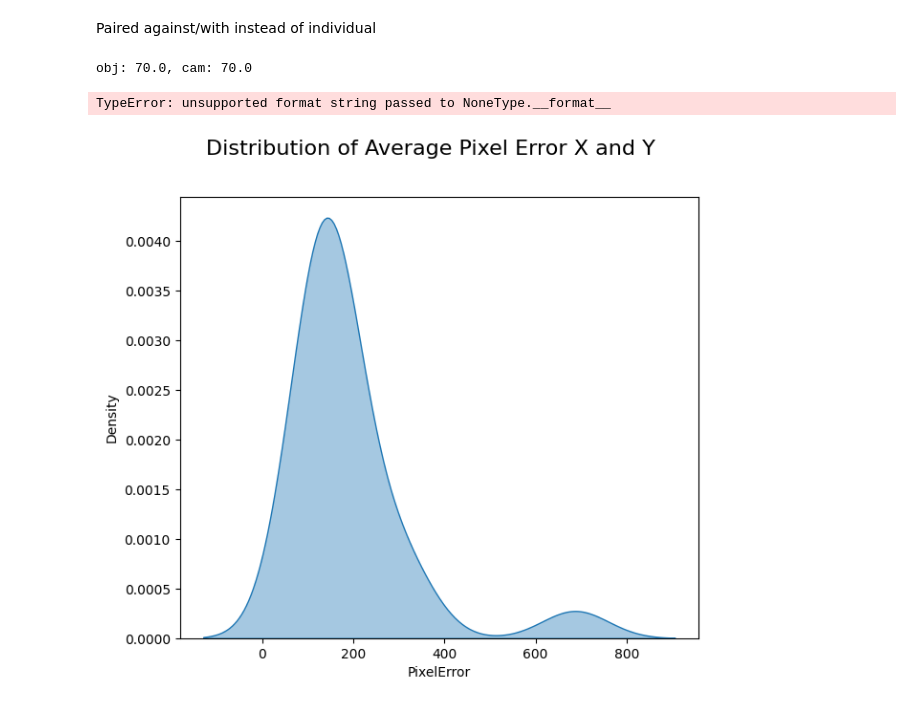
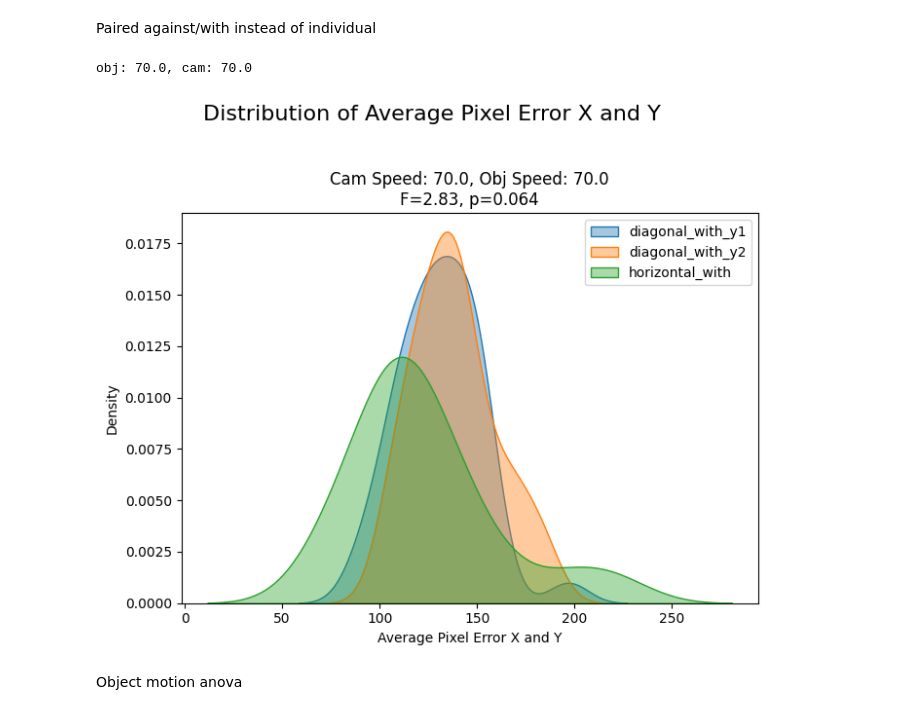
Before and after one commit to jennakangg/motiontrackingdatavis, a Jupyter notebook: MotionTrackingVisGaze2DGroupTrials.ipynb, the cells around one changed output. Drawn from its saved outputs; the diff is of its cells as text; code cells hidden in the pictures.

```diff
--- a/MotionTrackingVisGaze2DGroupTrials.ipynb
+++ b/MotionTrackingVisGaze2DGroupTrials.ipynb
@@ -897,12 +944,14 @@ pair_conditions = {
     },
     "zero": {
         "left_to_right": ["zero"],
-        "right_to_left": ["zero"]
+        "right_to_left": ["zero"],
+        "up": ["zero"],
+        "down": ["zero"],
     }
 }
 # %%
-data = pd.read_csv('GazeDataPilot\gaze_data_all_trials_y_pilot_yunxiang.csv', sep=',')
-trial_details_df = pd.read_csv("generated_trials_ids_y_pilot.csv")
+data = pd.read_csv('GazeDataPilot\gaze_data_all_trials_y_pilot_no_ramp_horiz_bingxuan.csv', sep=',')
+trial_details_df = pd.read_csv("generated_trials_ids_y_pilot_no_ramp_horiz.csv")
 # Map TrialID to camera motion type and object speed based on an external mapping file
 def map_camera_motion_type_and_object_speed(data_df, trial_details_df):
     data_df = data_df.merge(trial_details_df[['trial_id', 'camera_motion_type', 'object_speed', 'camera_speed', 'object_motion_type']],
@@ -1140,7 +1189,7 @@ def analyze_combinations(data, time_ranges, camera_motion_types_to_compare, came
 time_ranges = {
     15.0: (0.2, 5.0),
     30.0: (0.2, 3.5),
-    70.0: (0.2, 0.8),
+    70.0: (0.3, 0.8),
 }
 camera_motion_types_to_compare = [
     # 'diagonal_left_up_y1',
@@ -1148,13 +1197,13 @@ camera_motion_types_to_compare = [
     # 'diagonal_left_down_y1',
     # 'diagonal_left_down_y2',
     'zero',
-    # 'horizontal_right',
-    # 'horizontal_left',
+    'horizontal_right',
+    'horizontal_left',
     # 'diagonal_right_up_y1',
     # 'diagonal_right_up_y2',
     # 'diagonal_right_down_y1',
     # 'diagonal_right_down_y2',
-    'vertical_down'
+    # 'vertical_down'
     ]
 camera_speeds = [70.0]
 object_speeds = [70.0]
@@ -1285,43 +1334,37 @@ def analyze_combinations(data, time_ranges, camera_motion_types_to_compare, came
             # Display ANOVA results in the title of each subplot
             f_stat = anova_results['F-statistic']
             ax.set_title(f"Cam Speed: {cam_speed}, Obj Speed: {obj_speed}\nF={f_stat:.2f}, p={p_value:.3f}")
             ax.set_xlabel("Average Pixel Error X and Y")
             ax.set_ylabel("Density")
             ax.legend()
 
     plt.tight_layout(rect=[0, 0.03, 1, 0.95])
     plt.show()
 
-
-
 # Define parameters
 time_ranges = {
     15.0: (0.2, 5.0),
     30.0: (0.2, 3.5),
     70.0: (0.2, 0.8),
 }
 camera_motion_types_to_compare = [
-    # 'diagonal_with_y1',
-    # 'diagonal_with_y2',
-    # 'horizontal_with',
+    'diagonal_with_y1',
+    'diagonal_with_y2',
+    'horizontal_with',
     # 'diagonal_against_y1',
     # 'diagonal_against_y2',
     # 'horizontal_against',
     # 'zero',
-    # 'horizontal_right',
-    # 'diagonal_right_up_y1',
-    # 'diagonal_right_up_y2',
-    # 'diagonal_right_down_y1',
-    # 'diagonal_right_down_y2',
-    # 'vertical_down'
+    # 'vertical'
     ]
 camera_speeds = [70.0]
 object_speeds = [70.0]
 
 object_motion_types = ['left_to_right']  # Specify the object motion types to filter
 # Analyze each combination of camera and object speeds
 analyze_combinations(data, time_ranges, camera_motion_types_to_compare, camera_speeds, object_speeds, object_motion_types, "Y")
 # %% [output]
 obj: 70.0, cam: 70.0
-TypeError: unsupported format string passed to NoneType.__format__
-[figure, old version]
+[figure, new version]
+# %% [markdown]
+Object motion anova
```
Also changed, not shown: parts of 6 cells of this notebook, 12 other files.
